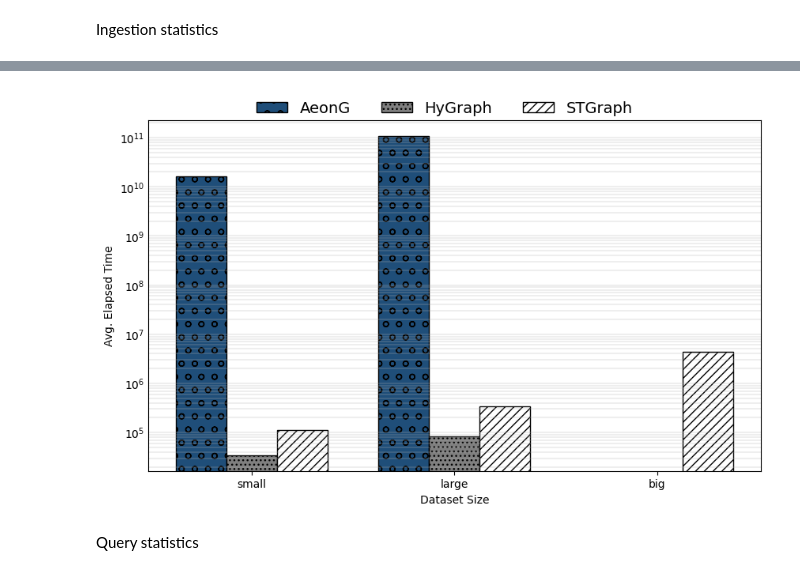
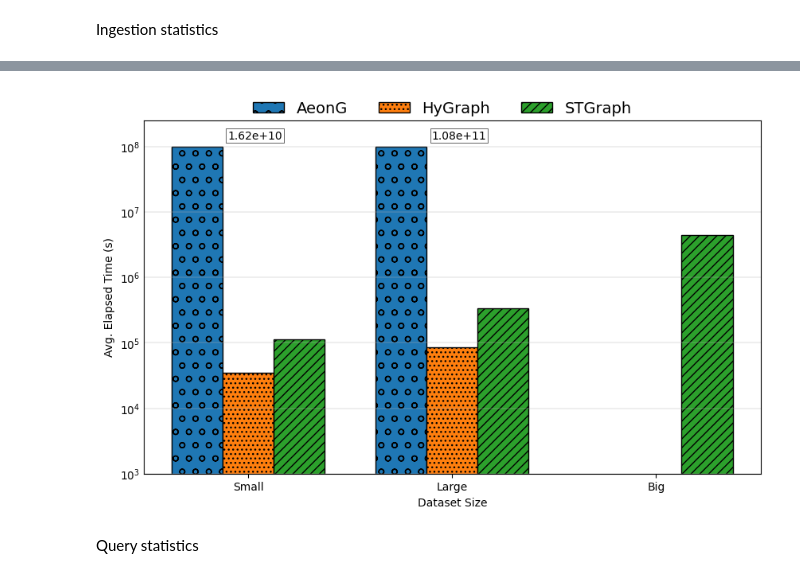
Before and after one commit to big-unibo/STGraph-evaluation, a Jupyter notebook: postprocessing/STGraph.ipynb, the cells around one changed output, grey strips where cells are left out. Drawn from its saved outputs; the diff is of its cells as text; code cells hidden in the pictures.

```diff
--- a/postprocessing/STGraph.ipynb
+++ b/postprocessing/STGraph.ipynb
@@ -8,7 +8,7 @@ import matplotlib.ticker as mticker
 # %% [markdown]
 ### Merging evaluation systems results
 # %%
-statistics_path = os.path.join(os.sep, "home", "results")
+statistics_path = os.path.join(os.sep, "home", "data")
 
 query_statistics_output_file  = os.path.join(statistics_path, "query_statistics.csv")
 ingestion_statistics_output_file = os.path.join(statistics_path, "ingestion_statistics.csv")
@@ -32,6 +32,9 @@ for evaluated_system in os.listdir(statistics_path):
         ingestion_statistics = pd.concat([ingestion_statistics, pd.read_csv(ingestion_file)], ignore_index=True)
         query_statistics = pd.concat([query_statistics, pd.read_csv(query_file)], ignore_index=True)
 
+ingestion_statistics["datasetSize"] = ingestion_statistics["datasetSize"].apply(lambda x: str.capitalize(x))
+query_statistics["datasetSize"] = query_statistics["datasetSize"].apply(lambda x: str.capitalize(x))
+
 ingestion_statistics.to_csv(ingestion_statistics_output_file, index=False )
 query_statistics.to_csv(query_statistics_output_file, index=False )
 # %% [markdown]
@@ -45,6 +48,9 @@ query_names = {
     "AgentOutlier": "Q5",
     "AgentHistory": "Q6"
 }
+
+colors = plt.rcParams['axes.prop_cycle'].by_key()['color']
+patterns = ['solid', '...', '///']              # hatch patterns for consistency
 # %% [markdown]
 ## Generating figures
 # %% [markdown]
@@ -62,7 +58,4 @@ grouped
 # %%
-import matplotlib.pyplot as plt
-import numpy as np
-import pandas as pd
 
 # Copy the dataframe
 df = ingestion_statistics.copy(deep=True)
@@ -78,74 +71,107 @@ grouped = (
 )
 
 # Order of datasetSize as in Tableau
-dataset_order = ["small", "large", "big"]
+dataset_order = ["Small", "Large", "Big"]
 grouped["datasetSize"] = pd.Categorical(grouped["datasetSize"], categories=dataset_order, ordered=True)
 
 # Plot parameters
-all_models = sorted(grouped["model"].unique())  # consistent model order
-colors = ['#1f4e79', '#7f7f7f', '#ffffff']      # same as query plots
-patterns = ['solid', '...', '///']              # hatch patterns for consistency
+all_models = sorted(grouped["model"].unique())
 bar_width = 0.25
 x = np.arange(len(dataset_order))
 
+# Colors and patterns (keep your existing ones)
+# Ensure colors, patterns exist in your session!
+# colors = [...]
+# patterns = [...]
+
 fig, ax = plt.subplots(figsize=(10, 6))
+
+CLIP_VALUE = 1e8  # threshold where bars get clipped
 
 # Draw bars for each model
 for i, model in enumerate(all_models):
-    values = [
-        grouped[(grouped["datasetSize"] == ds) & (grouped["model"] == model)]["elapsedTime"].values[0]
-        if not grouped[(grouped["datasetSize"] == ds) & (grouped["model"] == model)].empty
-        else np.nan
-        for ds in dataset_order
-    ]
-    ax.bar(
-        x + i * bar_width,
-        values,
-        width=bar_width,
-        color=colors[i % len(colors)],
-        edgecolor='black',
-        hatch=patterns[i % len(patterns)],
-        label=model
-    )
+    for j, ds in enumerate(dataset_order):
 
+        subset = grouped[
+            (grouped["datasetSize"] == ds) &
+            (grouped["model"] == model)
+        ]
+
+        if subset.empty:
+            value = np.nan
+        else:
+            value = subset["elapsedTime"].values[0]
+
+        # Clip bar height at 1e8
+        display_value = min(value, CLIP_VALUE)
+
+        bar = ax.bar(
+            x[j] + i * bar_width,
+            display_value,
+            width=bar_width,
+            color=colors[i % len(colors)],
+            edgecolor='black',
+            hatch=patterns[i % len(patterns)],
+            label=model if j == 0 else None
+        )
+
+        # Add label for clipped bars (to the right of bar)
+        if value > CLIP_VALUE:
+            ax.text(
+                x[j] + i * bar_width + bar_width * 0.60,
+                CLIP_VALUE * 1.20,
+                f"{value:.2e}",
+                va='bottom',
+                ha='left',
+                fontsize=10,
+                bbox=dict(
+                    facecolor='white',
+                    edgecolor='black',
+                    linewidth=0.5,
+                    alpha=0.85,
+                    pad=1.5
+                )
+            )
 # X axis
 ax.set_xticks(x + bar_width)
 ax.set_xticklabels(dataset_order)
 ax.set_xlabel("Dataset Size")
 
-# Y axis (log scale, fixed)
+# Y axis (log scale + fixed limits)
 ax.set_yscale("log")
+ax.set_ylim(1e3, 10**8.4)  # gives margin above 1e8
 
-ax.set_ylabel("Avg. Elapsed Time")
+ax.set_ylabel("Avg. Elapsed Time (s)")
 
-# Remove tick lines but keep labels (like query plots)
+# Remove tick lines but keep labels
 ax.tick_params(axis='y', which='both', length=0)
 
 # Grid
-ax.grid(True, which="both", axis="y", linewidth=0.3)
+ax.grid(True, which="major", axis="y", linewidth=0.3)
 
 # Create legend handles
 handles = [
     mpatches.Patch(facecolor=colors[i], hatch=patterns[i], edgecolor='black', label=model)
     for i, model in enumerate(all_models)
 ]
 
 # Single legend above all subplots
 fig.legend(
     handles=handles,
     loc='upper center',
     ncol=len(all_models),
     frameon=False,
-    bbox_to_anchor=(0.5, 0.92),  # closer to the plots
-    fontsize=14                # larger text
+    bbox_to_anchor=(0.5, 0.92),
+    fontsize=14
 )
 
 # Space for the legend
-plt.subplots_adjust(top=0.85, wspace=0.3)  # lower top to bring the legend closer
+plt.subplots_adjust(top=0.85, wspace=0.3)
+
 plt.savefig(os.path.join(figures_path,"ingestion_statistics.svg"), format='svg', bbox_inches='tight')
 plt.show()
 # %% [output]
-[figure, old version]
+[figure, new version]
 # %% [markdown]
 Query statistics
 # %%
```
Also changed, not shown: parts of 3 cells of this notebook, 11 other files.
